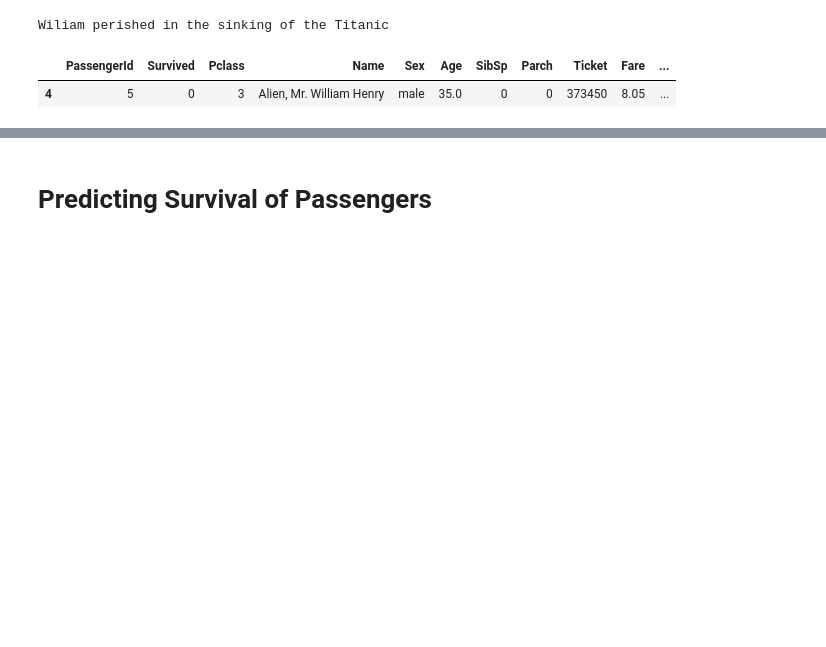
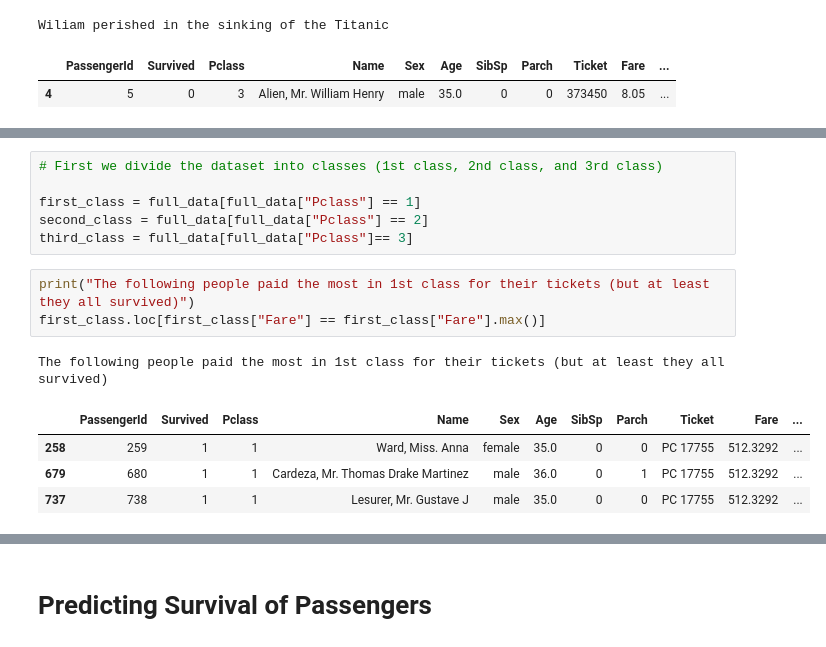
Before and after one commit to arthurbank/titanic-data, a Jupyter notebook: titanic_survival_exploration.ipynb, the cells around one changed output, grey strips where cells are left out. Drawn from its saved outputs; the diff is of its cells as text; blank space fills up the shorter version.

```diff
--- a/titanic_survival_exploration.ipynb
+++ b/titanic_survival_exploration.ipynb
@@ -75,0 +82,15 @@ Wiliam perished in the sinking of the Titanic
+# %%
+# First we divide the dataset into classes (1st class, 2nd class, and 3rd class)
+
+first_class = full_data[full_data["Pclass"] == 1]
+second_class = full_data[full_data["Pclass"] == 2]
+third_class = full_data[full_data["Pclass"]== 3]
+# %%
+print("The following people paid the most in 1st class for their tickets (but at least they all survived)")
+first_class.loc[first_class["Fare"] == first_class["Fare"].max()]
+# %% [output]
+The following people paid the most in 1st class for their tickets (but at least they all survived)
+|  | PassengerId | Survived | Pclass | Name | Sex | Age | SibSp | Parch | Ticket | Fare | ... |
+| 258 | 259 | 1 | 1 | Ward, Miss. Anna | female | 35.0 | 0 | 0 | PC 17755 | 512.3292 | ... |
+| 679 | 680 | 1 | 1 | Cardeza, Mr. Thomas Drake Martinez | male | 36.0 | 0 | 1 | PC 17755 | 512.3292 | ... |
+| 737 | 738 | 1 | 1 | Lesurer, Mr. Gustave J | male | 35.0 | 0 | 0 | PC 17755 | 512.3292 | ... |
```
Also changed, not shown: parts of 3 cells of this notebook, 2 other files.
